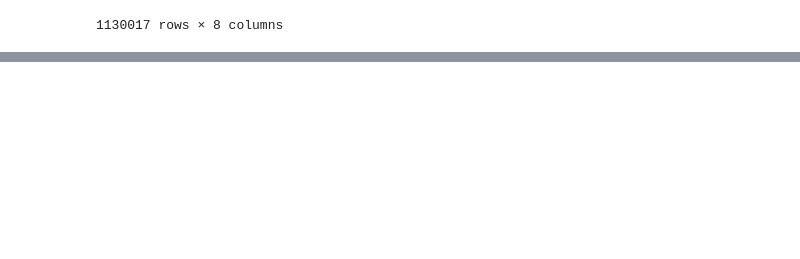
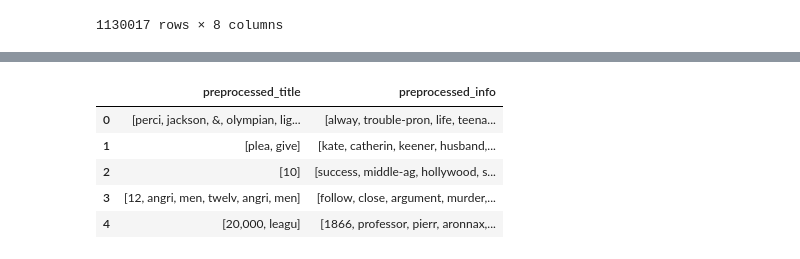
Before and after one commit to marcela742/RI2025B, a Jupyter notebook: PruebaRI.ipynb, the cells around one changed output, grey strips where cells are left out. Saved outputs shown, nothing was run; the diff lists cells and outputs as text; code cells hidden in the pictures; blank space fills up the shorter version.

```diff
--- a/PruebaRI.ipynb
+++ b/PruebaRI.ipynb
@@ -258,0 +64,68 @@ print(f"**BM25** -> Precisión@{k}: {metricas['precision@k']:.4f}, Recall@{k}: {
+# %%
+
+import nltk
+from nltk.tokenize import word_tokenize
+from nltk.corpus import stopwords
+from nltk.stem import WordNetLemmatizer, PorterStemmer
+
+# Descargar recursos necesarios de nltk
+nltk.download('punkt')
+nltk.download('stopwords')
+nltk.download('wordnet')
+
+# Inicializar el lematizador y el stemmer de nltk
+lemmatizer = WordNetLemmatizer()
+stemmer = PorterStemmer()
+
+# STOPWORDS (usamos los de nltk para inglés y español)
+stopwords_english = set(stopwords.words('english'))
+stopwords_spanish = set(stopwords.words('spanish'))
+stopwords_combined = stopwords_english.union(stopwords_spanish)
+
+# QUITAR ACENTOS
+def quitar_acentos(p):
+    tabla = {"á":"a","é":"e","í":"i","ó":"o","ú":"u","ü":"u","ñ":"n"}
+    return ''.join([tabla.get(c, c) for c in p])
+
+# LIMPIAR PUNTUACIÓN EXTERNA
+def limpiar_palabra(p):
+    # Quitar puntuación externa
+    return p.strip(".,!?;:\"()[]{}")
+
+# STEMMING Y LEMATIZACIÓN
+def stem_y_lemmatize(p):
+    # Usamos el stemming de nltk y luego la lematización
+    return lemmatizer.lemmatize(stemmer.stem(p))
+
+# TOKENIZADOR
+def tokenizar(texto):
+    return word_tokenize(texto)
+
+# PREPROCESAMIENTO COMPLETO
+def preprocesar(texto):
+    # Comprobar si el texto es NaN o no es una cadena de texto
+    if not isinstance(texto, str):
+        return []
+
+    texto = texto.lower()  # Convertir a minúsculas
+    texto = quitar_acentos(texto)  # Eliminar acentos
+    tokens = tokenizar(texto)  # Tokenización
+
+    resultado = []
+    for t in tokens:
+        t = limpiar_palabra(t)  # Limpiar puntuación externa
+        if t and t not in stopwords_combined:  # Eliminar stopwords
+            t = stem_y_lemmatize(t)  # Aplicar stemming y lematización
+            resultado.append(t)
+
+    return resultado
+
+
+# Aplicar el preprocesamiento
+movies_df['preprocessed_info'] = movies_df['movie_info'].apply(lambda x: preprocesar(x) if isinstance(x, str) else [])
+movies_df['preprocessed_title'] = movies_df['movie_title'].apply(lambda x: preprocesar(x) if isinstance(x, str) else [])
+movies_df['preprocessed_genres'] = movies_df['genres'].apply(lambda x: preprocesar(x) if isinstance(x, str) else [])
+movies_df['critics_consensus'] = movies_df['critics_consensus'].apply(lambda x: preprocesar(x) if isinstance(x, str) else [])
+# Verificar los primeros resultados
+movies_df[['preprocessed_title', 'preprocessed_info']].head()
+# %% [output]
@@ -258,0 +149,6 @@ print(f"**BM25** -> Precisión@{k}: {metricas['precision@k']:.4f}, Recall@{k}: {
+|  | preprocessed_title | preprocessed_info |
+| 0 | [perci, jackson, &, olympian, lig... | [alway, trouble-pron, life, teena... |
+| 1 | [plea, give] | [kate, catherin, keener, husband,... |
+| 2 | [10] | [success, middle-ag, hollywood, s... |
+| 3 | [12, angri, men, twelv, angri, men] | [follow, close, argument, murder,... |
+| 4 | [20,000, leagu] | [1866, professor, pierr, aronnax,... |
```
Also changed, not shown: parts of 18 cells of this notebook.
